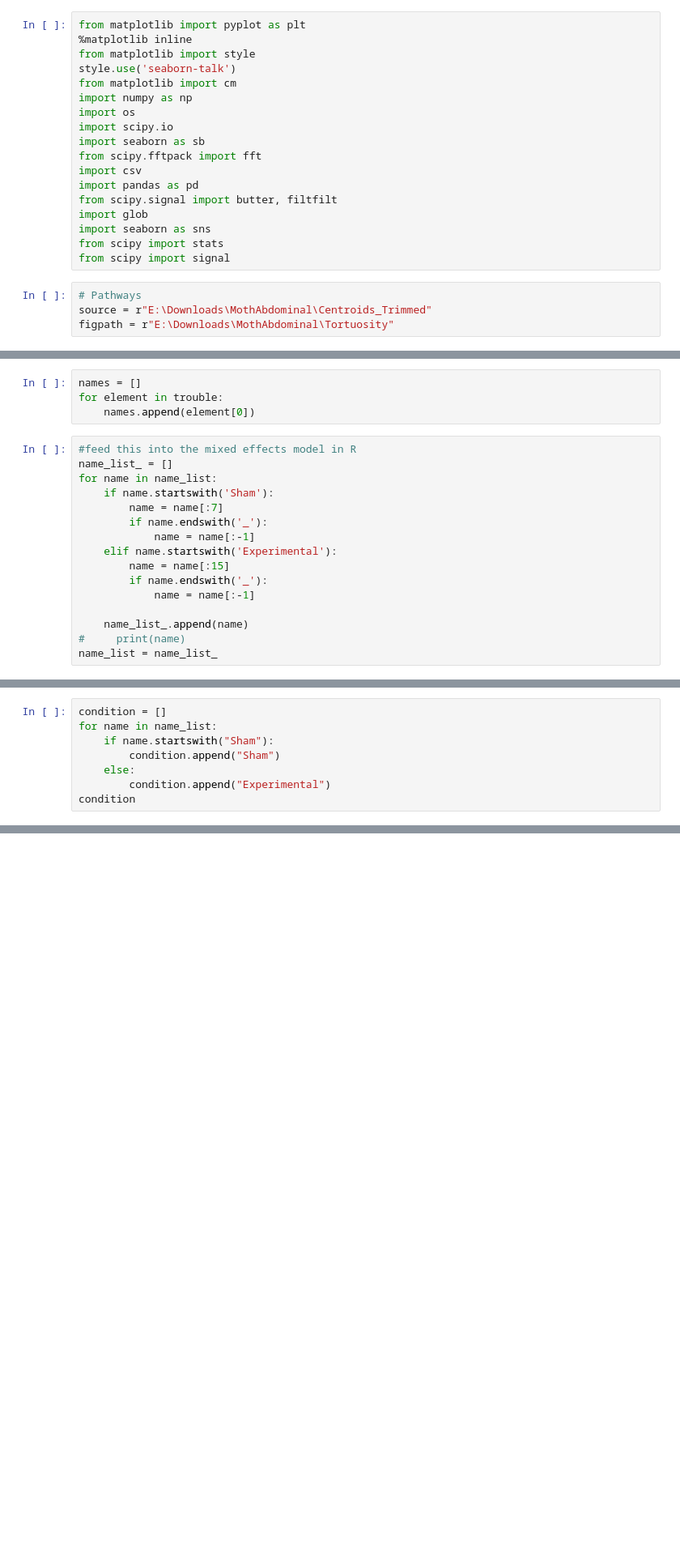
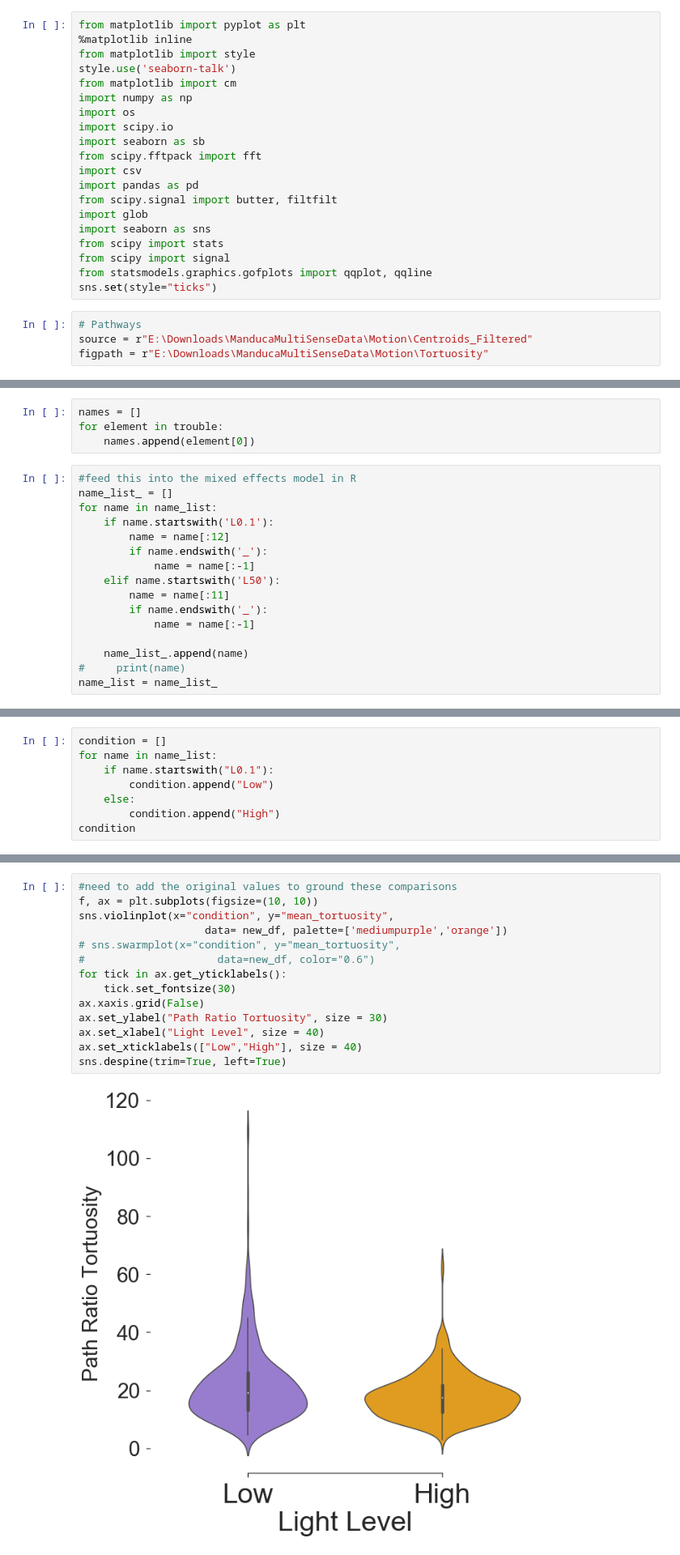
Before and after one commit to itsMahad/MothAbdominalRestriction, a Jupyter notebook: A_Step7_Displacement_Distance_Tortuosity_Loop.ipynb, the cells around one changed output, grey strips where cells are left out. Shown at 81% size. Saved outputs shown, nothing was run; the diff lists cells and outputs as text; blank space fills up the shorter version.

```diff
--- a/A_Step7_Displacement_Distance_Tortuosity_Loop.ipynb
+++ b/A_Step7_Displacement_Distance_Tortuosity_Loop.ipynb
@@ -16,9 +16,11 @@ import glob
 import seaborn as sns
 from scipy import stats
 from scipy import signal
+from statsmodels.graphics.gofplots import qqplot, qqline
+sns.set(style="ticks")
 # %%
 # Pathways
-source = r"E:\Downloads\MothAbdominal\Centroids_Trimmed"
-figpath = r"E:\Downloads\MothAbdominal\Tortuosity"
+source = r"E:\Downloads\ManducaMultiSenseData\Motion\Centroids_Filtered"
+figpath = r"E:\Downloads\ManducaMultiSenseData\Motion\Tortuosity"
 # %%
 csv_list = glob.glob(source + '/*_*.csv')
@@ -189,12 +168,12 @@ for element in trouble:
 #feed this into the mixed effects model in R
 name_list_ = []
 for name in name_list:
-    if name.startswith('Sham'):
-        name = name[:7]
+    if name.startswith('L0.1'):
+        name = name[:12]
         if name.endswith('_'):
             name = name[:-1]
-    elif name.startswith('Experimental'):
-        name = name[:15]
+    elif name.startswith('L50'):
+        name = name[:11]
         if name.endswith('_'):
             name = name[:-1]
 
@@ -204,9 +203,9 @@ name_list = name_list_
 # %%
 condition = []
 for name in name_list:
-    if name.startswith("Sham"):
-        condition.append("Sham")
+    if name.startswith("L0.1"):
+        condition.append("Low")
     else:
-        condition.append("Experimental")
+        condition.append("High")
 condition
 # %% [output]
@@ -242,0 +247,16 @@ new_df.to_csv(figpath + "\\tortuosity_values.csv")
+# %%
+#need to add the original values to ground these comparisons
+f, ax = plt.subplots(figsize=(10, 10))
+sns.violinplot(x="condition", y="mean_tortuosity",
+                    data= new_df, palette=['mediumpurple','orange'])
+# sns.swarmplot(x="condition", y="mean_tortuosity",
+#                     data=new_df, color="0.6")
+for tick in ax.get_yticklabels():
+    tick.set_fontsize(30)
+ax.xaxis.grid(False)
+ax.set_ylabel("Path Ratio Tortuosity", size = 30)
+ax.set_xlabel("Light Level", size = 40)
+ax.set_xticklabels(["Low","High"], size = 40)
+sns.despine(trim=True, left=True)
+# %% [output]
+[figure, added]
```
Also changed, not shown: parts of 29 cells of this notebook.
